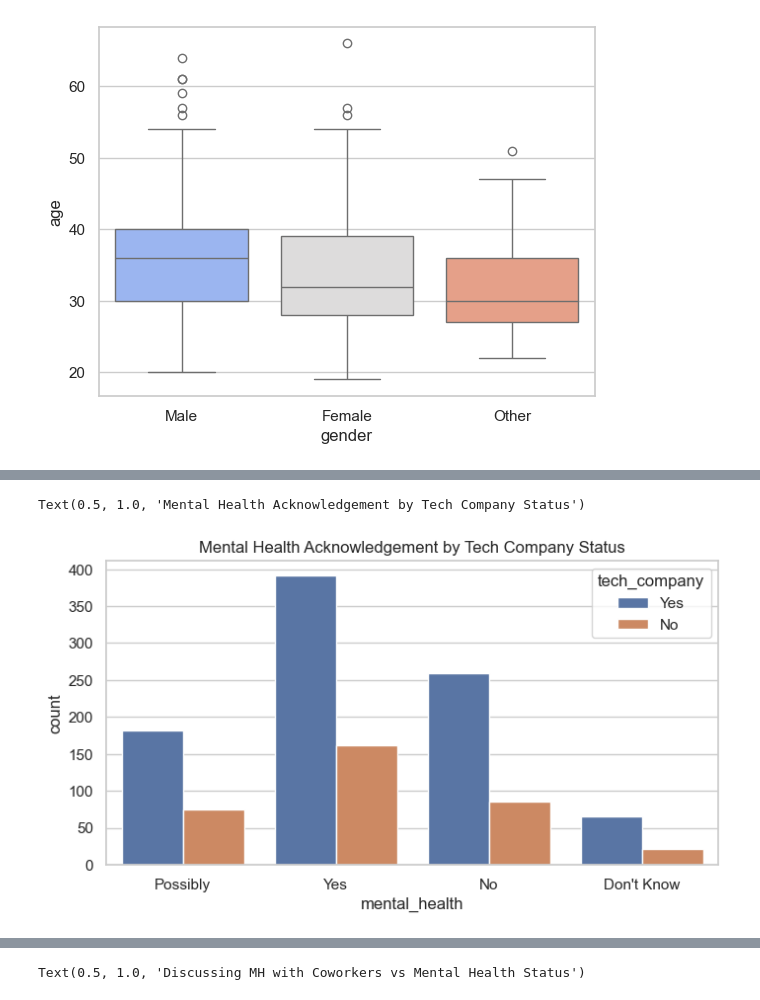
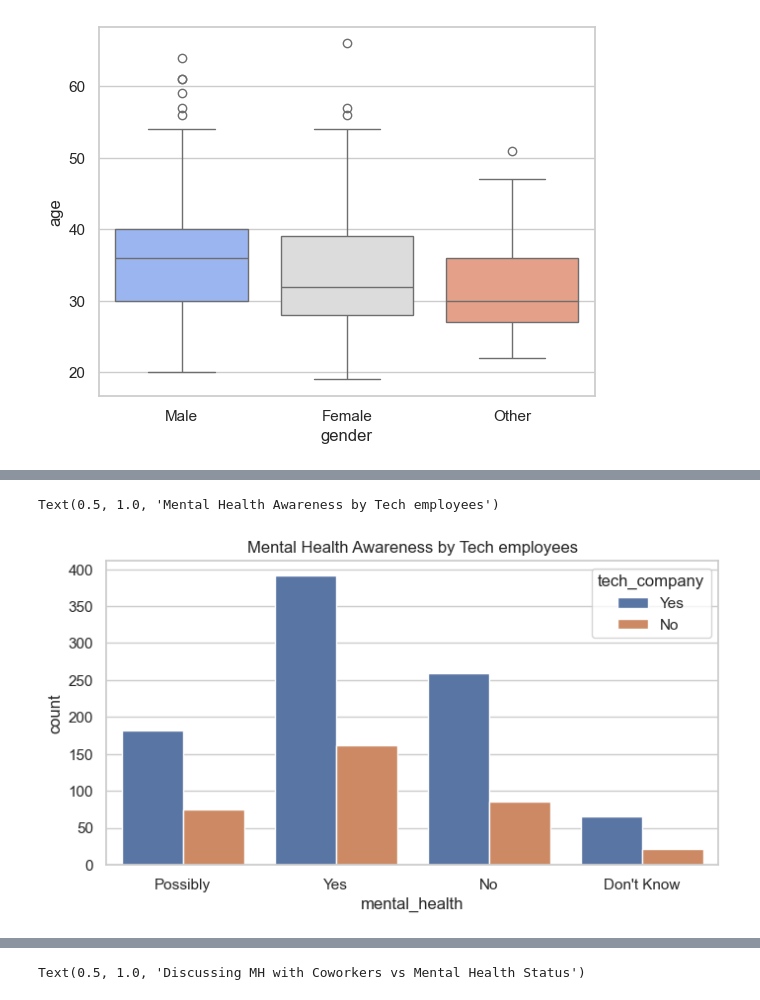
Before and after one commit to evaristrust/mentalhealthintech, a Jupyter notebook: mental_health_tech.ipynb, the cells around one changed output, grey strips where cells are left out. Drawn from its saved outputs; the diff is of its cells as text; code cells hidden in the pictures.

```diff
--- a/mental_health_tech.ipynb
+++ b/mental_health_tech.ipynb
@@ -111,8 +152,8 @@ sns.boxplot(data=mh_positive, x='gender', y='age', hue='gender', palette='coolwa
 # %%
 # Tech company effect on mental health support
 plt.figure(figsize=(8, 4))
 sns.countplot(data=df, x="mental_health", hue="tech_company")
-plt.title("Mental Health Acknowledgement by Tech Company Status")
+plt.title("Mental Health Awareness by Tech employees")
 # %% [output]
-Text(0.5, 1.0, 'Mental Health Acknowledgement by Tech Company Status')
+Text(0.5, 1.0, 'Mental Health Awareness by Tech employees')
-[figure, old version]
+[figure, new version]
```
Also changed, not shown: parts of 20 cells of this notebook.
